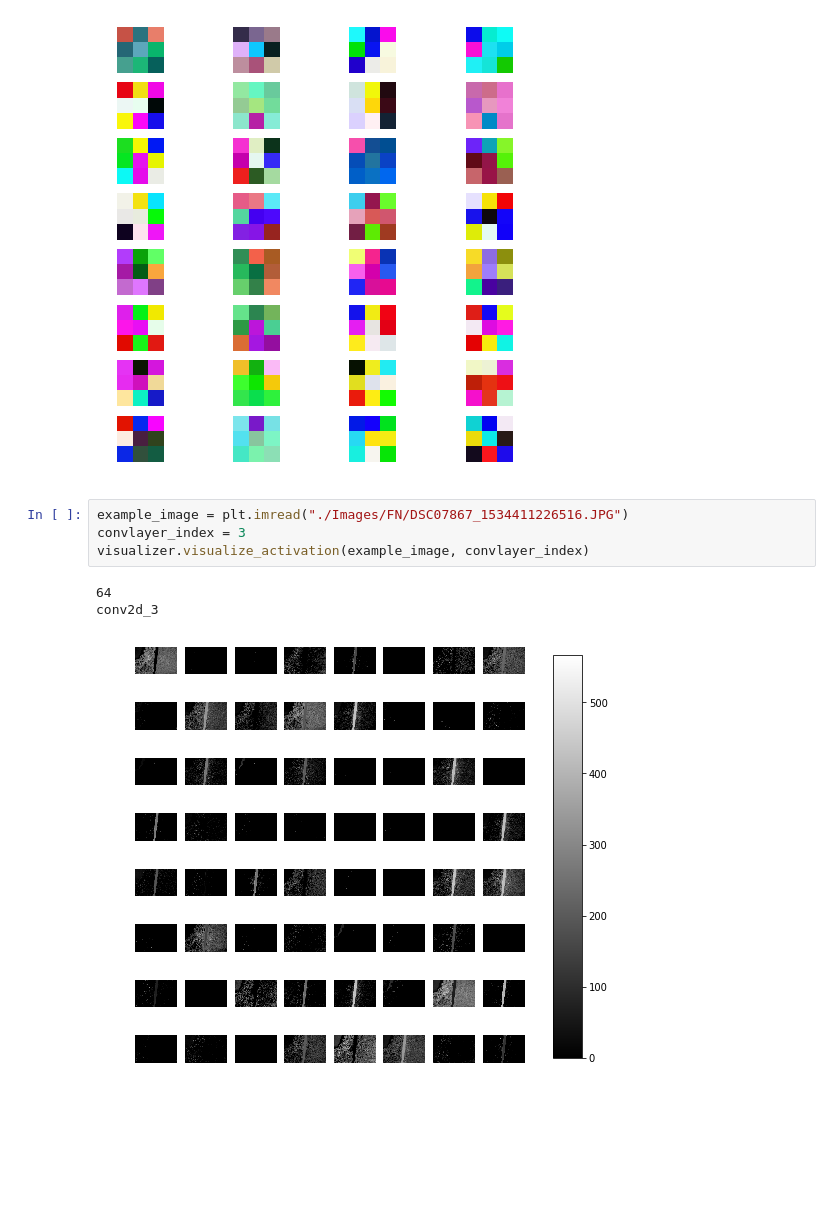
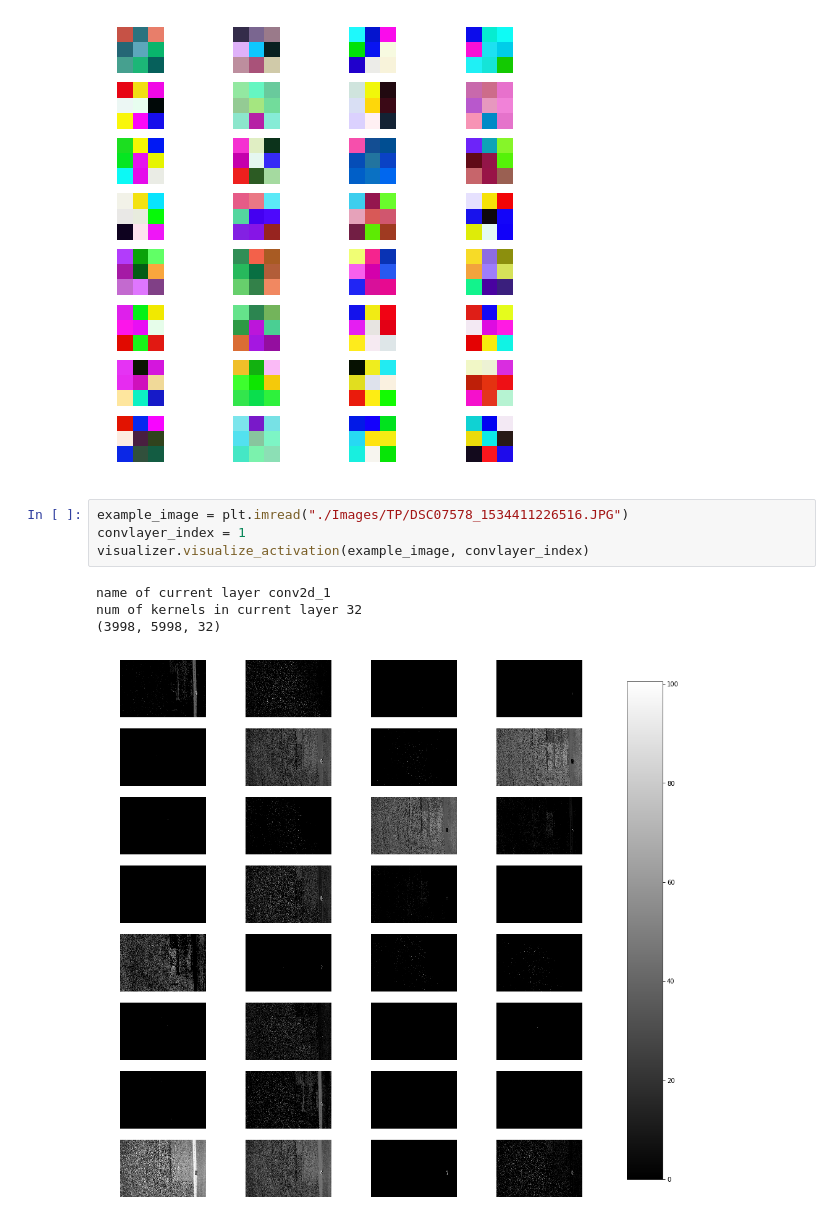
Before and after one commit to dorianHe/visualizing_what_CNN_learns, a Jupyter notebook: test_visualization.ipynb, the cells around one changed output. Cells and saved outputs as stored; diff of their text form; blank space fills up the shorter version.

Commit message:
added situation when num kernel is smaller than 8

```diff
--- a/test_visualization.ipynb
+++ b/test_visualization.ipynb
@@ -179,10 +188,11 @@ visualizer.visualize_kernels(1)
 # %% [output]
 [figure]
 # %%
-example_image = plt.imread("./Images/FN/DSC07867_1534411226516.JPG")
-convlayer_index = 3
+example_image = plt.imread("./Images/TP/DSC07578_1534411226516.JPG")
+convlayer_index = 1
 visualizer.visualize_activation(example_image, convlayer_index)
 # %% [output]
-64
-conv2d_3
+name of current layer conv2d_1
+num of kernels in current layer 32
+(3998, 5998, 32)
-[figure, old version]
+[figure, new version]
```
Also changed, not shown: parts of 2 cells of this notebook.
